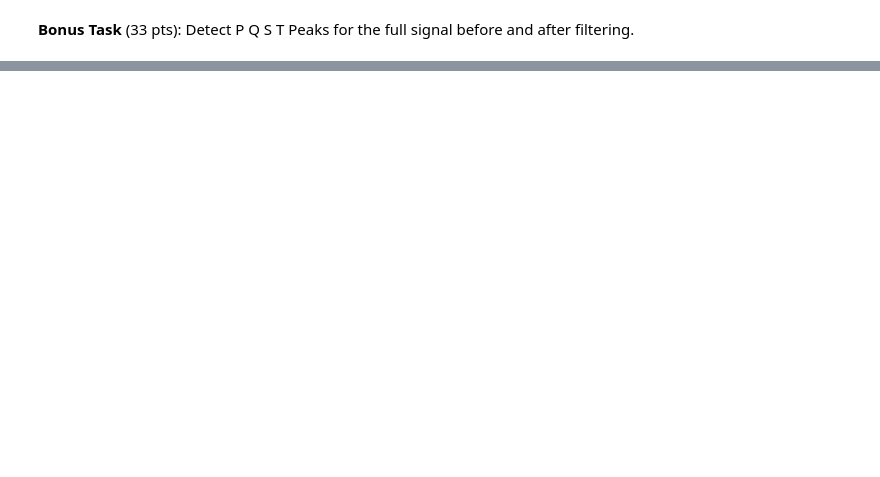
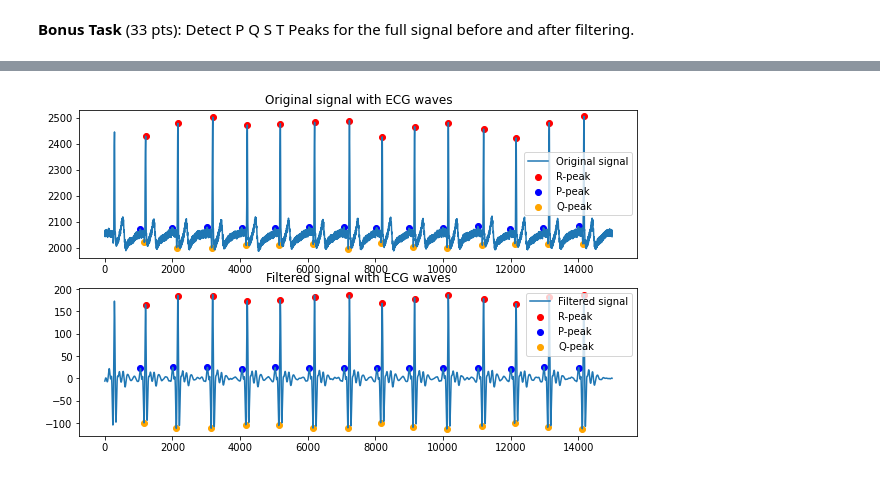
Before and after one commit to skeeperloyaltie/ECG_Signal, a Jupyter notebook: CS666_Assignment_1.ipynb, the cells around one changed output, grey strips where cells are left out. Saved outputs shown, nothing was run; the diff lists cells and outputs as text; code cells hidden in the pictures; blank space fills up the shorter version.

```diff
--- a/CS666_Assignment_1.ipynb
+++ b/CS666_Assignment_1.ipynb
@@ -183,0 +221,40 @@ IndexError: ignored
+# %%
+# TODO Let's filter the signal and see if the detection improves.
+# Hint: You can use nk.signal_filter to define a bandpass.
+# Hint 2: Which lowcut and highcut frequencies work well? Play with it :)
+# Hint 3: You don't need to re-calculate the rpeaks since they are pretty accurate in general.
+ecg_cleaned = nk.ecg_clean(signal, sampling_rate=SAMPLING_RATE)
+
+# Detect R-peaks in the ECG signal
+_, rpeaks = nk.ecg_peaks(signal, sampling_rate=SAMPLING_RATE)
+
+# Detect P Q S T peaks in the original signal
+_, waves_peak_original = nk.ecg_delineate(signal, rpeaks, sampling_rate=SAMPLING_RATE, method="peak")
+
+# Filter the ECG signal
+lowcut = 5
+highcut = 15
+filtered_signal = nk.signal_filter(signal, sampling_rate=SAMPLING_RATE, lowcut=lowcut, highcut=highcut, method='butterworth', order=3)
+
+# Detect P Q S T peaks in the filtered signal
+_, waves_peak_filtered = nk.ecg_delineate(filtered_signal, rpeaks, sampling_rate=SAMPLING_RATE, method="peak")
+rpeaks = np.array(rpeaks['ECG_R_Peaks'])
+
+# Plot the original and filtered signals
+fig, axs = plt.subplots(2, 1, figsize=(10, 6))
+axs[0].plot(signal, label='Original signal')
+axs[0].scatter(rpeaks.astype(int), signal[rpeaks.astype(int)], color='red', label='R-peak')
+axs[0].scatter(waves_peak_original["ECG_P_Peaks"], signal[waves_peak_original["ECG_P_Peaks"]], color='blue', label='P-peak')
+axs[0].scatter(waves_peak_original["ECG_Q_Peaks"], signal[waves_peak_original["ECG_Q_Peaks"]], color='orange', label='Q-peak')
+axs[0].legend()
+axs[0].set_title("Original signal with ECG waves")
+
+axs[1].plot(filtered_signal, label='Filtered signal')
+axs[1].scatter(rpeaks.astype(int), filtered_signal[rpeaks.astype(int)], color='red', label='R-peak')
+axs[1].scatter(waves_peak_filtered["ECG_P_Peaks"], filtered_signal[waves_peak_filtered["ECG_P_Peaks"]], color='blue', label='P-peak')
+axs[1].scatter(waves_peak_filtered["ECG_Q_Peaks"], filtered_signal[waves_peak_filtered["ECG_Q_Peaks"]], color='orange', label='Q-peak')
+axs[1].legend()
+axs[1].set_title("Filtered signal with ECG waves")
+plt.show()
+# %% [output]
+[figure, added]
```
Also changed, not shown: parts of 15 cells of this notebook.
